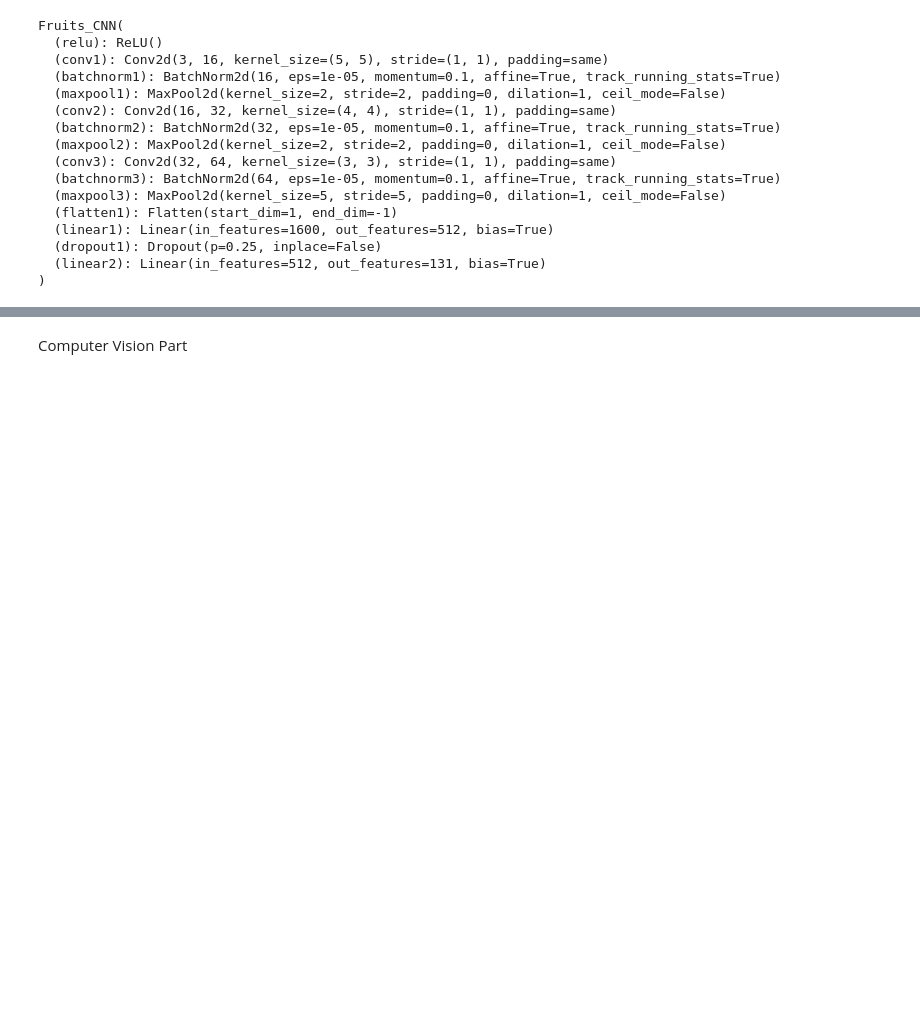
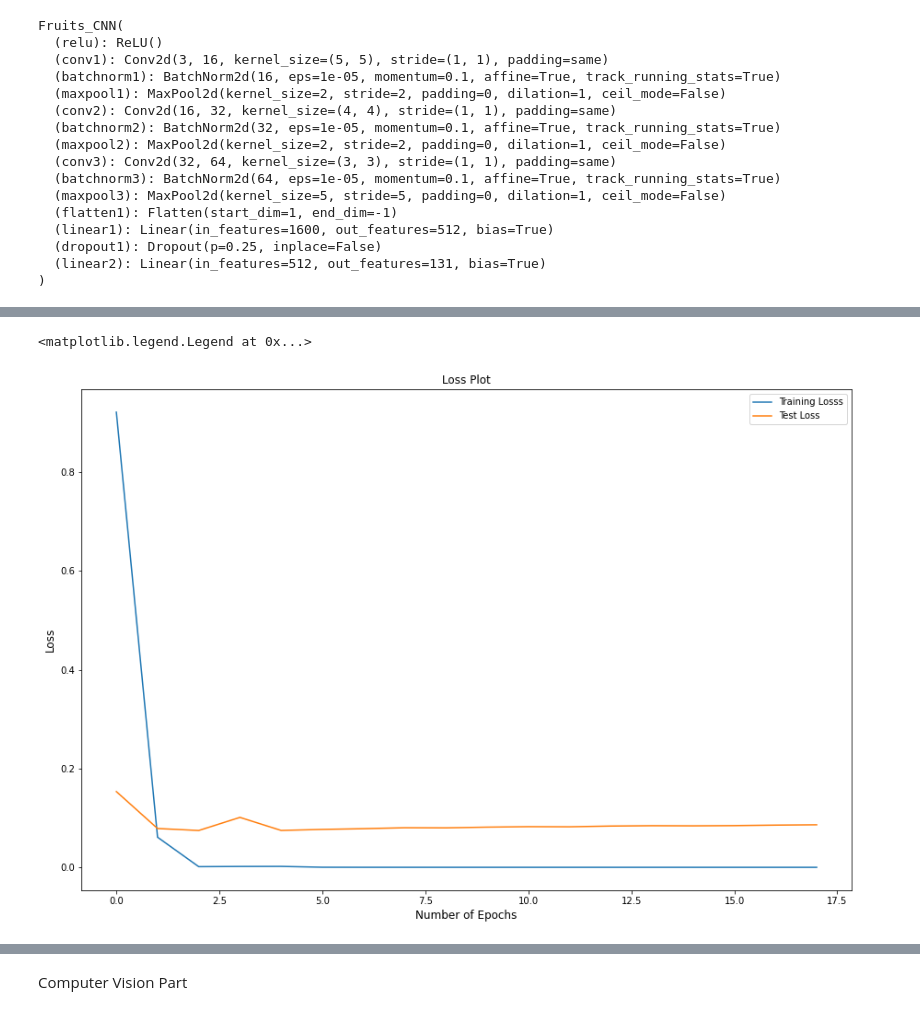
Before and after one commit to JODGEW/Fruit-Classification, a Jupyter notebook: classification.ipynb, the cells around one changed output, grey strips where cells are left out. Saved outputs shown, nothing was run; the diff lists cells and outputs as text; code cells hidden in the pictures; blank space fills up the shorter version.

```diff
--- a/classification.ipynb
+++ b/classification.ipynb
@@ -559,8 +389,11 @@ TypeError: can't convert cuda:0 device type tensor to numpy. Use Tensor.cpu() to
 # %%
-# fig = plt.figure(figsize=(20,10))
-# plt.title("Train-Validation Loss")
-# plt.plot(train_loss, label='train')
-# plt.plot(validation_loss, label='test')
-# plt.xlabel('num_epochs', fontsize=12)
-# plt.ylabel('loss', fontsize=12)
-# plt.legend(loc='best')
+fig = plt.figure(figsize=(15,10))
+plt.title("Loss Plot")
+plt.plot(train_loss, label='Training Losss')
+plt.plot(test_loss, label='Test Loss')
+plt.xlabel('Number of Epochs', fontsize=12)
+plt.ylabel('Loss', fontsize=12)
+plt.legend(loc='best')
+# %% [output]
+<matplotlib.legend.Legend at 0x...>
+[figure, added]
```
Also changed, not shown: parts of 33 cells of this notebook, 2 other files.
